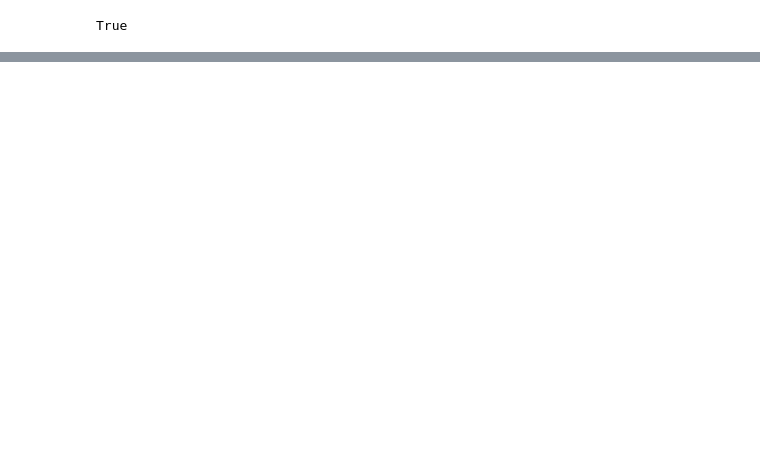
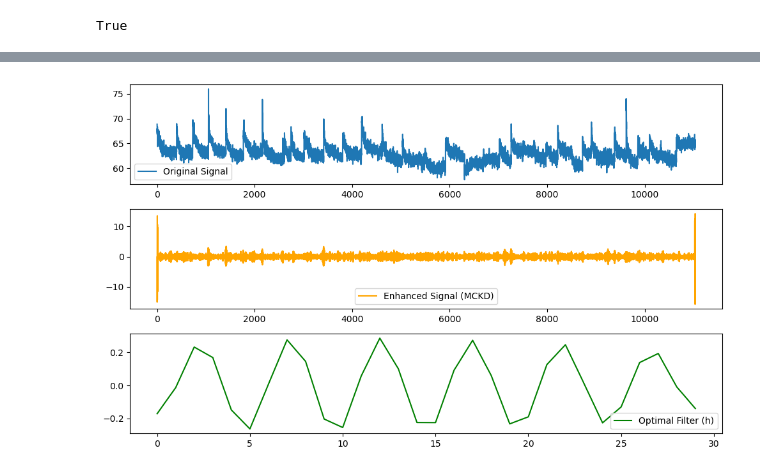
Before and after one commit to lomvix/time-serise, a Jupyter notebook: FMD_reconsitution.ipynb, the cells around one changed output, grey strips where cells are left out. Cells and saved outputs as stored; diff of their text form; code cells hidden in the pictures; blank space fills up the shorter version.

```diff
--- a/FMD_reconsitution.ipynb
+++ b/FMD_reconsitution.ipynb
@@ -218,0 +141,85 @@ def fmd(signal, n, L=30, max_iters=10):
+# %%
+import numpy as np
+from scipy.linalg import toeplitz
+
+def mckd(signal, filter_length, delay, iterations=50):
+    """
+    Perform Maximum Correlated Kurtosis Deconvolution (MCKD).
+
+    Parameters:
+        signal (numpy array): The input signal.
+        filter_length (int): The length of the FIR filter.
+        delay (int): The delay parameter (d).
+        iterations (int): Number of iterations for optimization.
+
+    Returns:
+        enhanced_signal (numpy array): The deconvolved signal.
+        optimal_filter (numpy array): The optimized filter.
+    """
+    n = len(signal)
+
+    # Step 1: Initialize FIR filter
+    h = np.zeros(filter_length)
+    h[filter_length // 2] = 1  # Start with a simple filter (impulse)
+
+    # Step 2: Iterative optimization
+    for _ in range(iterations):
+        # Construct Toeplitz matrix for current signal
+        X = toeplitz(signal, np.zeros(filter_length))
+
+        # Compute the deconvolved signal
+        y = np.convolve(signal, h, mode='same')
+
+        # Compute the delayed signal matrix
+        Yd = toeplitz(y[delay:], np.zeros(filter_length))
+
+        # Compute covariance matrices
+        R0 = X.T @ X
+        R1 = Yd.T @ Yd
+
+        # Update filter by solving generalized eigenvalue problem
+        _, eigvecs = np.linalg.eig(np.linalg.inv(R0) @ R1)
+        h = eigvecs[:, 0]  # Use eigenvector corresponding to max eigenvalue
+        h /= np.linalg.norm(h)  # Normalize filter
+
+    # Step 3: Apply optimized filter to the signal
+    enhanced_signal = np.convolve(signal, h, mode='same')
+
+    return enhanced_signal, h
+
+# Example usage
+if __name__ == "__main__":
+    import matplotlib.pyplot as plt
+
+    # Generate a test signal with impulses and noise
+    np.random.seed(0)
+    t = np.linspace(0, 1, 500)
+    impulses = np.zeros_like(t)
+    impulses[50] = 1
+    impulses[200] = 1
+    impulses[350] = 1
+    noise = 0.5 * np.random.randn(len(t))
+    signal = impulses + noise
+    signal=signal_x
+
+    # Perform MCKD
+    enhanced_signal, optimal_filter = mckd(signal, filter_length=30, delay=10, iterations=50)
+
+    # Plot results
+    plt.figure(figsize=(10, 6))
+    plt.subplot(3, 1, 1)
+    plt.plot(signal, label="Original Signal")
+    plt.legend()
+
+    plt.subplot(3, 1, 2)
+    plt.plot(enhanced_signal, label="Enhanced Signal (MCKD)", color='orange')
+    plt.legend()
+
+    plt.subplot(3, 1, 3)
+    plt.plot(optimal_filter, label="Optimal Filter (h)", color='green')
+    plt.legend()
+
+    plt.tight_layout()
+    plt.show()
+# %% [output]
+[figure, added]
```
Also changed, not shown: parts of 22 cells of this notebook, 2 other files.
